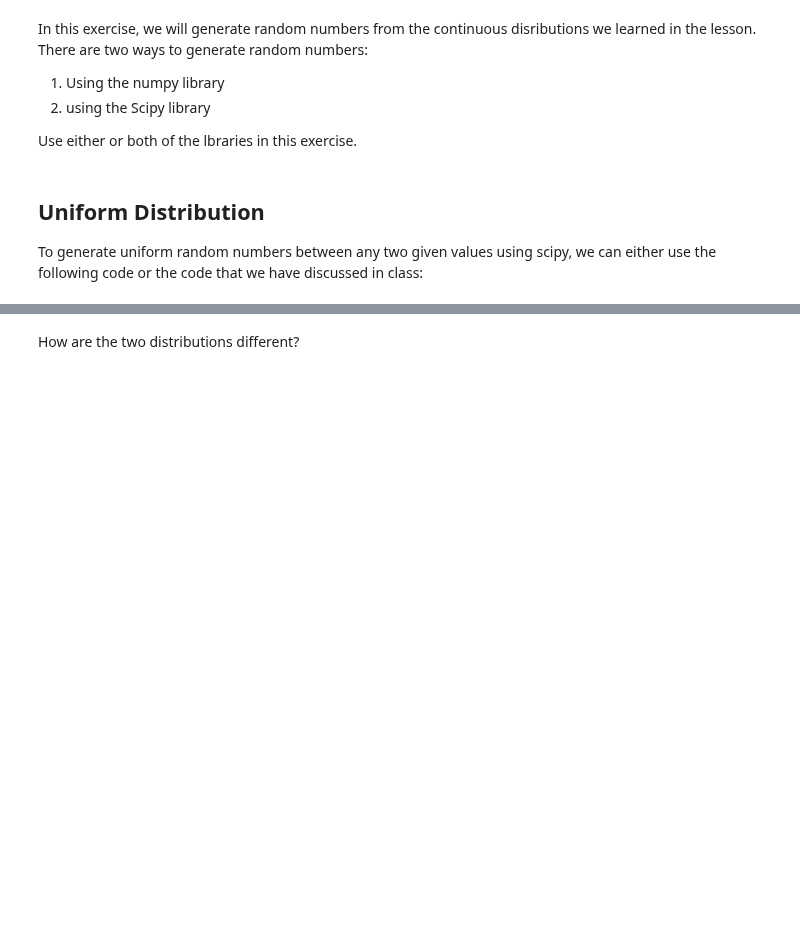
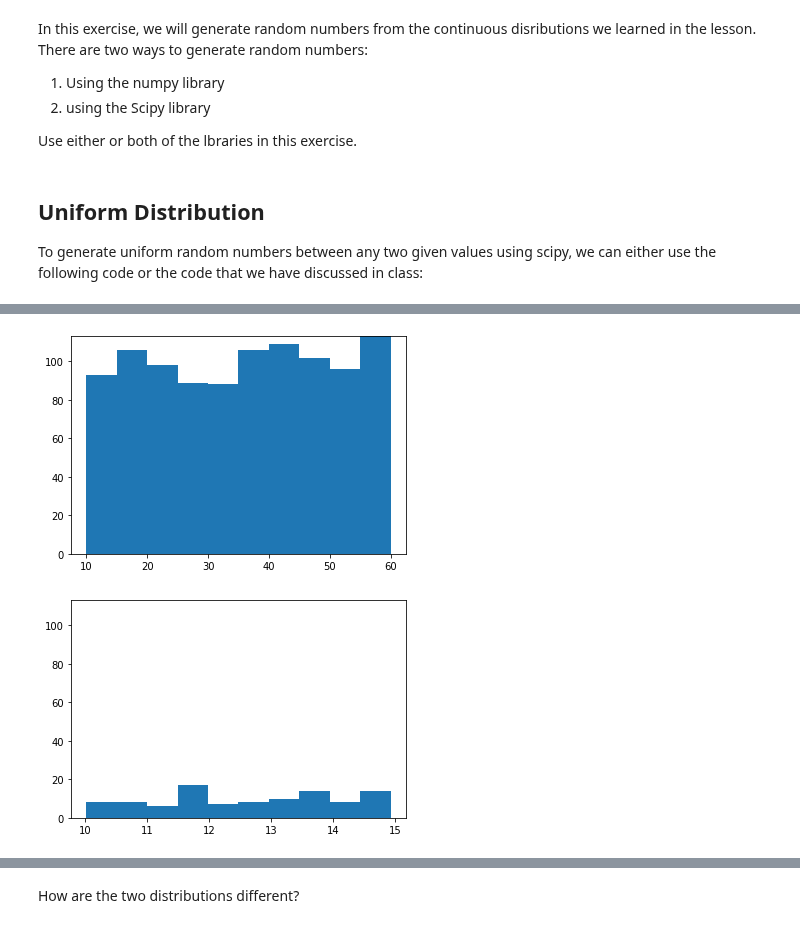
Before and after one commit to ta-data-lis/lab-probability-distributions, a Jupyter notebook: your-code/continuous.ipynb, the cells around one changed output, grey strips where cells are left out. Cells and saved outputs as stored; diff of their text form; code cells hidden in the pictures; blank space fills up the shorter version.

```diff
--- a/your-code/continuous.ipynb
+++ b/your-code/continuous.ipynb
@@ -46,0 +53,21 @@ Your output should look like below:
+# %%
+def uniform_dist(bottom,ceiling,count):
+    x = uniform.rvs(size=count)
+    a = bottom
+    b = ceiling
+    return a + (b-a)*x
+# %%
+# OPTION 1 without subplots
+a = uniform_dist(10,15,100)
+b = uniform_dist(10,60,1000)
+
+b_hist = plt.hist(b,bins =10)
+plt.ylim((None, b_hist[0].max()))
+plt.show()
+
+a_hist = plt.hist(a,bins =10)
+plt.ylim((None, b_hist[0].max()))
+plt.show()
+# %% [output]
+[figure, added]
+[figure, added]
```
Also changed, not shown: parts of 23 cells of this notebook.
